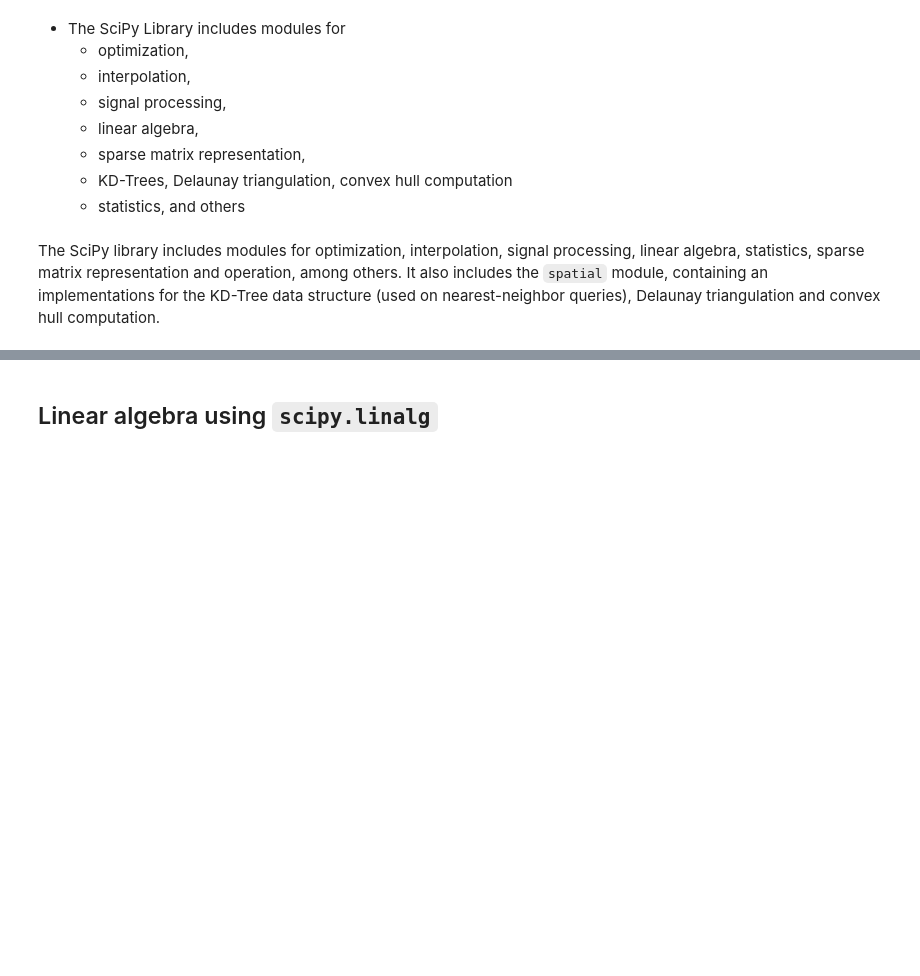
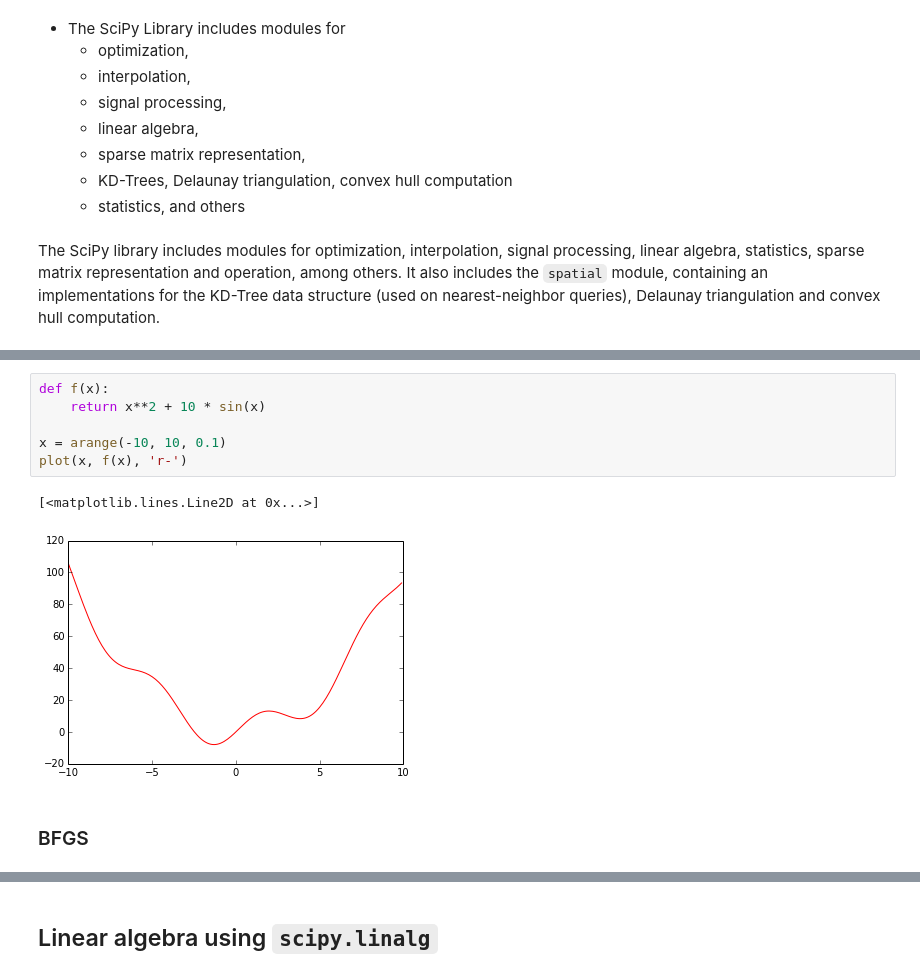
Before and after one commit to thsant/scipy4cv, a Jupyter notebook: 6._The_SciPy_Library.ipynb, the cells around one changed output, grey strips where cells are left out. Drawn from its saved outputs; the diff is of its cells as text; blank space fills up the shorter version.

```diff
--- a/6._The_SciPy_Library.ipynb
+++ b/6._The_SciPy_Library.ipynb
@@ -13,0 +25,11 @@ The SciPy library includes modules for optimization, interpolation, signal proce
+# %%
+def f(x):
+    return x**2 + 10 * sin(x)
+
+x = arange(-10, 10, 0.1)
+plot(x, f(x), 'r-')
+# %% [output]
+[<matplotlib.lines.Line2D at 0x...>]
+[figure, added]
+# %% [markdown]
+### BFGS
```
Also changed, not shown: parts of 13 cells of this notebook, 4 other files.
